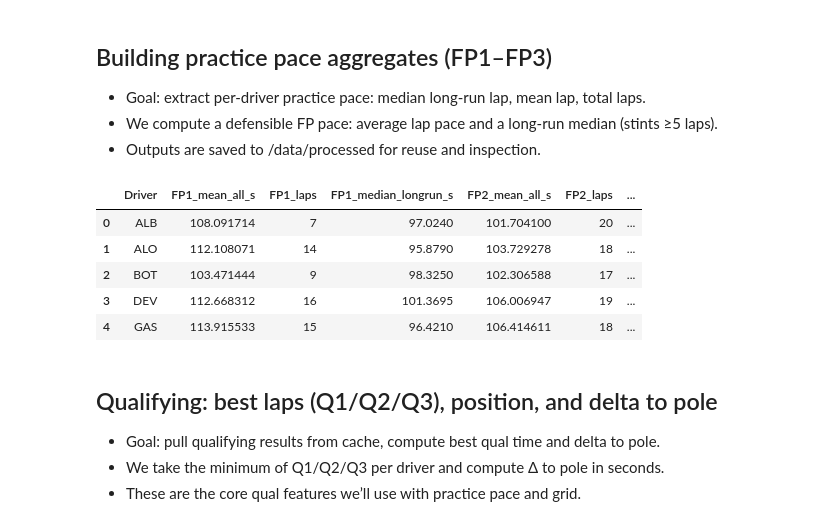
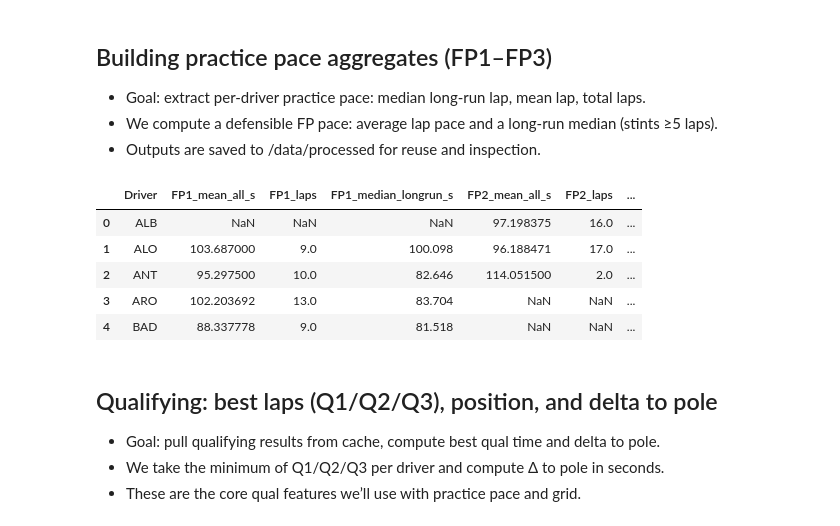
Before and after one commit to themaxempire23/f1-race-predictor, a Jupyter notebook: notebooks/01_data_acquisition.ipynb, the cells around one changed output. Saved outputs shown, nothing was run; the diff lists cells and outputs as text; code cells hidden in the pictures.

```diff
--- a/notebooks/01_data_acquisition.ipynb
+++ b/notebooks/01_data_acquisition.ipynb
@@ -30,7 +30,7 @@ Default weekend: 2023 round 1
 - We’ll use your chosen round in the next cell to pull FP1 data.
 # %%
 # Goal: choose a weekend confidently by listing the season schedule.
-YEAR = 2023  # change this later if you want
+YEAR = 2025  # change this later if you want
 schedule = fastf1.get_event_schedule(YEAR, include_testing=False)
 schedule.loc[:, ["RoundNumber", "EventName", "EventDate", "EventFormat"]]
 # %% [output]
@@ -56,7 +56,7 @@ req         WARNING     DEFAULT CACHE ENABLED! (3.0 GB) C:\Users\maxnd\AppData\L
 ## Loading the FP1 for the chosen round and saving the raw laps
 # %%
 # Goal: load FP1 for a selected round and persist laps/weather to /data/raw.
-ROUND = 1  # change after you inspect the schedule above
+ROUND = 16  # change after you inspect the schedule above
 
 event = fastf1.get_event(YEAR, ROUND)
 print(f"Selected: {event['EventName']} ({YEAR}) | Format: {event['EventFormat']}")
@@ -274,39 +305,39 @@ def practice_features(year:int, round_no:int) -> pd.DataFrame:
                   if grp_lr is not None else pd.Series(dtype=float))
         df[f"{code}_median_longrun_s"] = df["Driver"].map(med_lr).fillna(
             df["Driver"].map(med_all)
         )
         frames.append(df)
 
     if not frames:
         return pd.DataFrame()
 
     out = frames[0]
     for f in frames[1:]:
         out = out.merge(f, on="Driver", how="outer")
 
     # Simple combined aggregates across FP1–FP3
     mean_cols = [c for c in out.columns if c.endswith("_mean_all_s")]
     medlr_cols = [c for c in out.columns if c.endswith("_median_longrun_s")]
     lap_cols = [c for c in out.columns if c.endswith("_laps")]
 
     out["fp_mean_all_s"] = out[mean_cols].mean(axis=1, skipna=True)
     out["fp_median_longrun_s"] = out[medlr_cols].mean(axis=1, skipna=True)
     out["fp_total_laps"] = out[lap_cols].sum(axis=1, skipna=True).astype(int)
 
     return out.sort_values("Driver").reset_index(drop=True)
 
-YEAR, ROUND = 2023, 1  # stick with Bahrain 2023 for now
+YEAR, ROUND = 2025, 16  # stick with Bahrain 2023 for now
 fp_feats = practice_features(YEAR, ROUND)
 fp_path = PROCESSED / f"practice_features_{YEAR}_R{ROUND}.csv"
 fp_feats.to_csv(fp_path, index=False)
 fp_feats.head()
 # %% [output]
 |  | Driver | FP1_mean_all_s | FP1_laps | FP1_median_longrun_s | FP2_mean_all_s | FP2_laps | ... |
-| 0 | ALB | 108.091714 | 7 | 97.0240 | 101.704100 | 20 | ... |
-| 1 | ALO | 112.108071 | 14 | 95.8790 | 103.729278 | 18 | ... |
-| 2 | BOT | 103.471444 | 9 | 98.3250 | 102.306588 | 17 | ... |
-| 3 | DEV | 112.668312 | 16 | 101.3695 | 106.006947 | 19 | ... |
-| 4 | GAS | 113.915533 | 15 | 96.4210 | 106.414611 | 18 | ... |
+| 0 | ALB | NaN | NaN | NaN | 97.198375 | 16.0 | ... |
+| 1 | ALO | 103.687000 | 9.0 | 100.098 | 96.188471 | 17.0 | ... |
+| 2 | ANT | 95.297500 | 10.0 | 82.646 | 114.051500 | 2.0 | ... |
+| 3 | ARO | 102.203692 | 13.0 | 83.704 | NaN | NaN | ... |
+| 4 | BAD | 88.337778 | 9.0 | 81.518 | NaN | NaN | ... |
 # %% [markdown]
 ## Qualifying: best laps (Q1/Q2/Q3), position, and delta to pole
 
```
Also changed, not shown: parts of 14 cells of this notebook, 14 other files.
